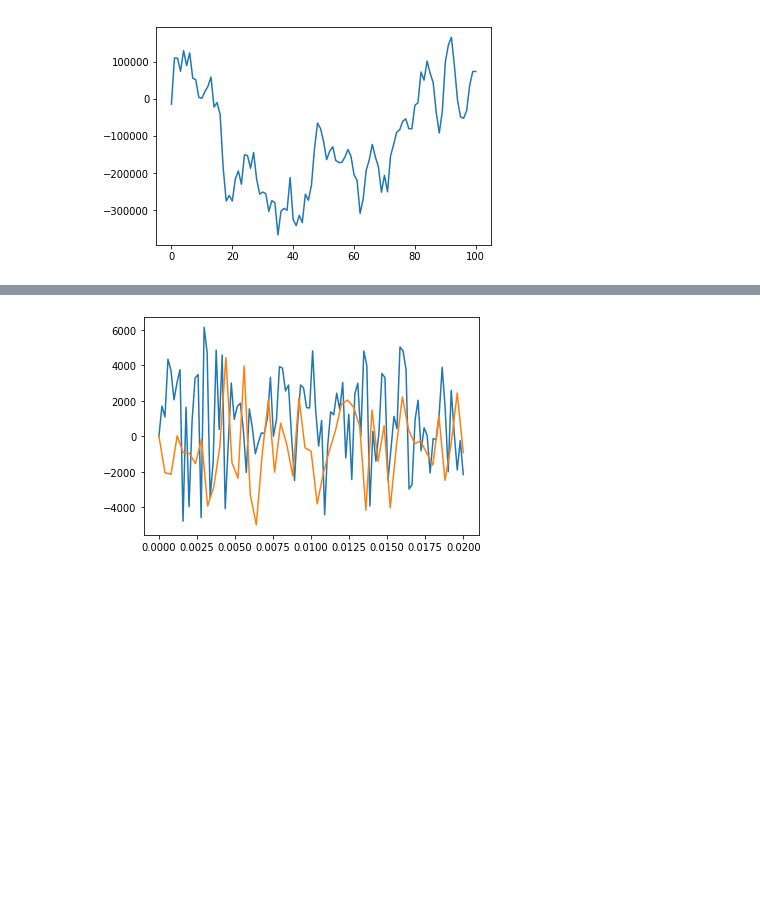
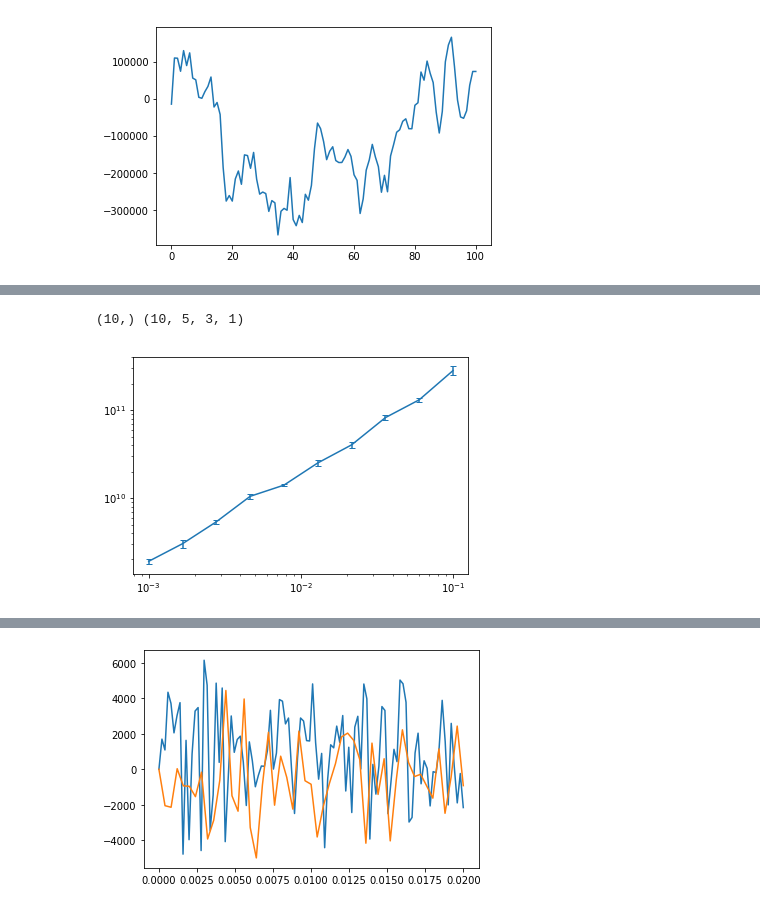
Before and after one commit to lauraxinzhang/CoulombCollisions, a Jupyter notebook: CoulombCollisions.ipynb, the cells around one changed output, grey strips where cells are left out. Drawn from its saved outputs; the diff is of its cells as text; code cells hidden in the pictures; blank space fills up the shorter version.

```diff
--- a/CoulombCollisions.ipynb
+++ b/CoulombCollisions.ipynb
@@ -472,0 +485,16 @@ figure1 = plt.plot(vHistMEM4[:, 1, 1])
+# %%
+moments = [2, 3, 4]
+dtList, momList = test.energyConvergence(17000, 100, -3, -1, 0.2, 5, moments, 'EM', False, True)
+# %%
+print(dtList.shape, momList.shape)
+aveMom = np.mean(momList, axis = 1)
+steMom = stats.sem(momList, axis = 1)
+# print(aveMom.shape)
+# print(dtList, aveMom)
+# plt.plot(dtList, aveMom[:, 2, 0])
+plt.errorbar(dtList, aveMom[:, 0,0], steMom[:, 0, 0], capsize = 3)
+plt.xscale('log')
+plt.yscale('log')
+# %% [output]
+(10,) (10, 5, 3, 1)
+[figure, added]
```
Also changed, not shown: parts of 8 cells of this notebook, 2 other files.
